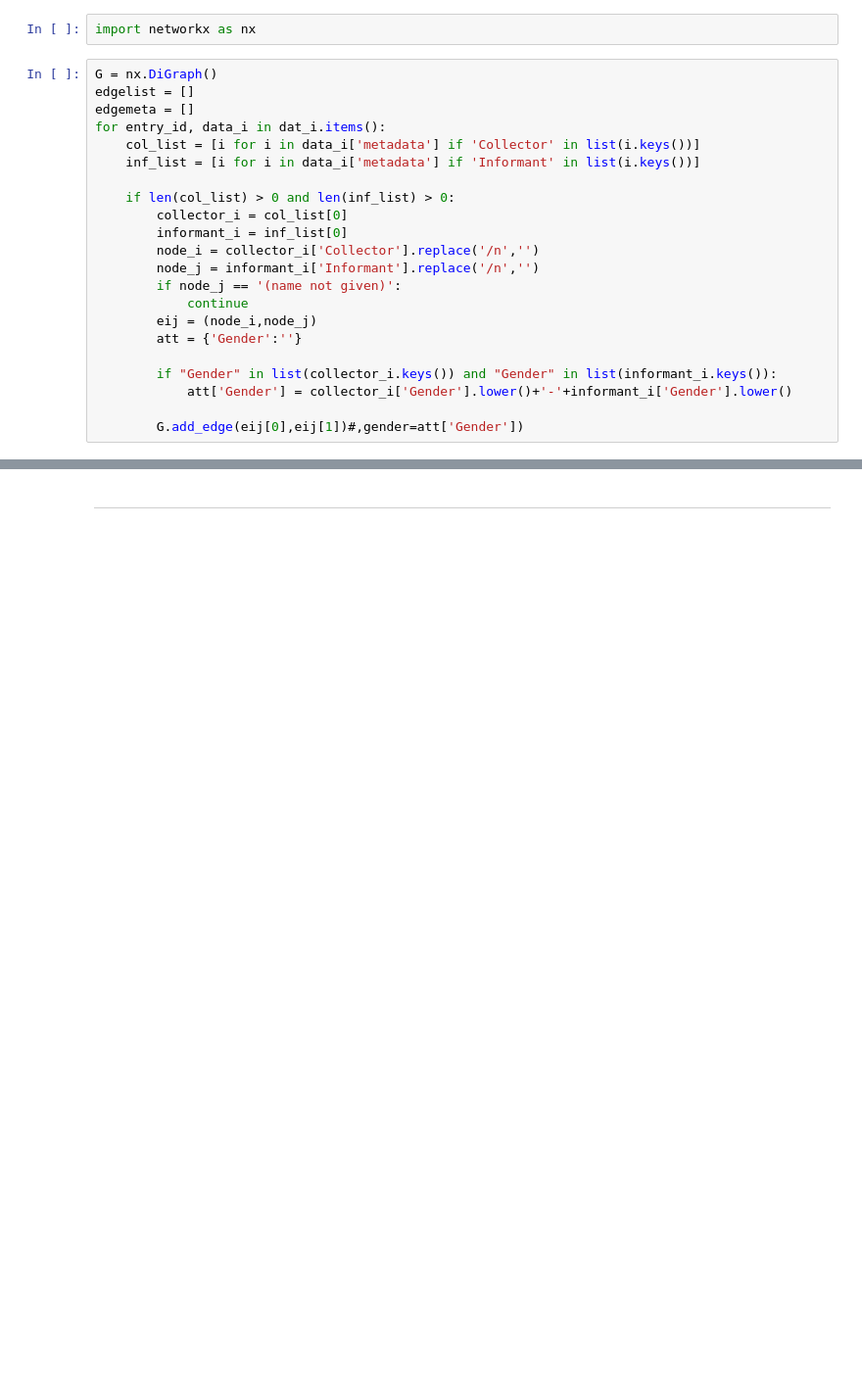
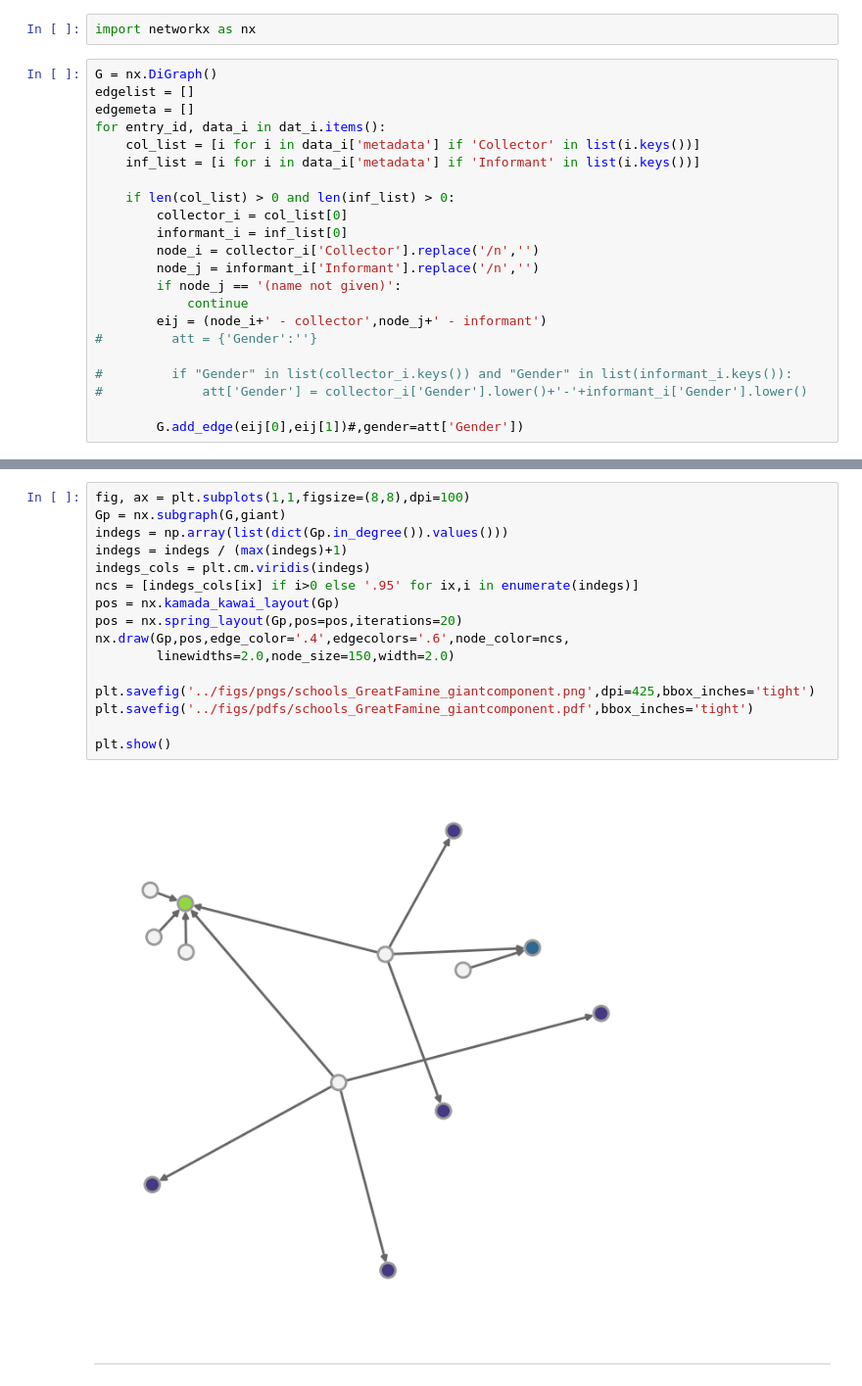
Before and after one commit to jkbren/irish-schools-collection, a Jupyter notebook: code/analysis_schools-collection.ipynb, the cells around one changed output, grey strips where cells are left out. Shown: that part at 98% size. Saved outputs shown, nothing was run; the diff lists cells and outputs as text; blank space fills up the shorter version.

```diff
--- a/code/analysis_schools-collection.ipynb
+++ b/code/analysis_schools-collection.ipynb
@@ -176,11 +237,11 @@ for entry_id, data_i in dat_i.items():
         node_j = informant_i['Informant'].replace('/n','')
         if node_j == '(name not given)':
             continue
-        eij = (node_i,node_j)
-        att = {'Gender':''}
+        eij = (node_i+' - collector',node_j+' - informant')
+#         att = {'Gender':''}
 
-        if "Gender" in list(collector_i.keys()) and "Gender" in list(informant_i.keys()):
-            att['Gender'] = collector_i['Gender'].lower()+'-'+informant_i['Gender'].lower()
+#         if "Gender" in list(collector_i.keys()) and "Gender" in list(informant_i.keys()):
+#             att['Gender'] = collector_i['Gender'].lower()+'-'+informant_i['Gender'].lower()
 
         G.add_edge(eij[0],eij[1])#,gender=att['Gender'])
 # %%
@@ -192,2 +252,20 @@ nx.draw_kamada_kawai(nx.subgraph(G,giant))
+# %%
+fig, ax = plt.subplots(1,1,figsize=(8,8),dpi=100)
+Gp = nx.subgraph(G,giant)
+indegs = np.array(list(dict(Gp.in_degree()).values()))
+indegs = indegs / (max(indegs)+1)
+indegs_cols = plt.cm.viridis(indegs)
+ncs = [indegs_cols[ix] if i>0 else '.95' for ix,i in enumerate(indegs)]
+pos = nx.kamada_kawai_layout(Gp)
+pos = nx.spring_layout(Gp,pos=pos,iterations=20)
+nx.draw(Gp,pos,edge_color='.4',edgecolors='.6',node_color=ncs,
+        linewidths=2.0,node_size=150,width=2.0)
+
+plt.savefig('../figs/pngs/schools_GreatFamine_giantcomponent.png',dpi=425,bbox_inches='tight')
+plt.savefig('../figs/pdfs/schools_GreatFamine_giantcomponent.pdf',bbox_inches='tight')
+
+plt.show()
+# %% [output]
+[figure, added]
 # %% [markdown]
 ______________
```
Also changed, not shown: parts of 16 cells of this notebook, 10 other files.
